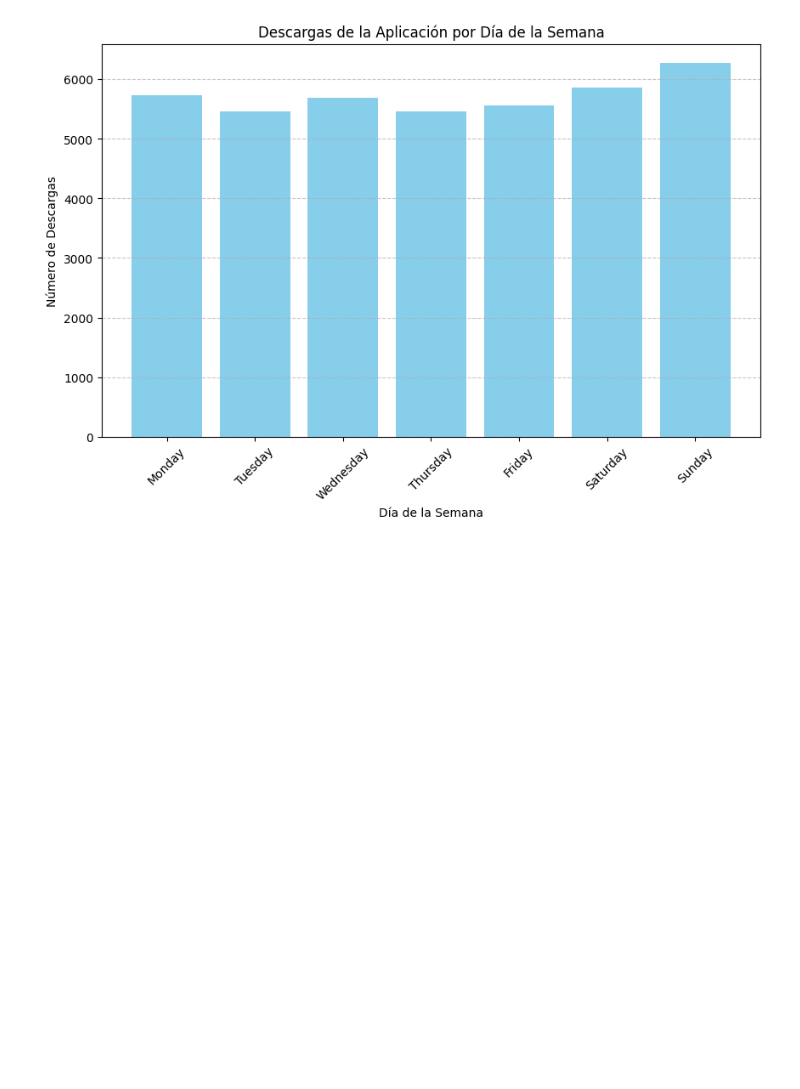
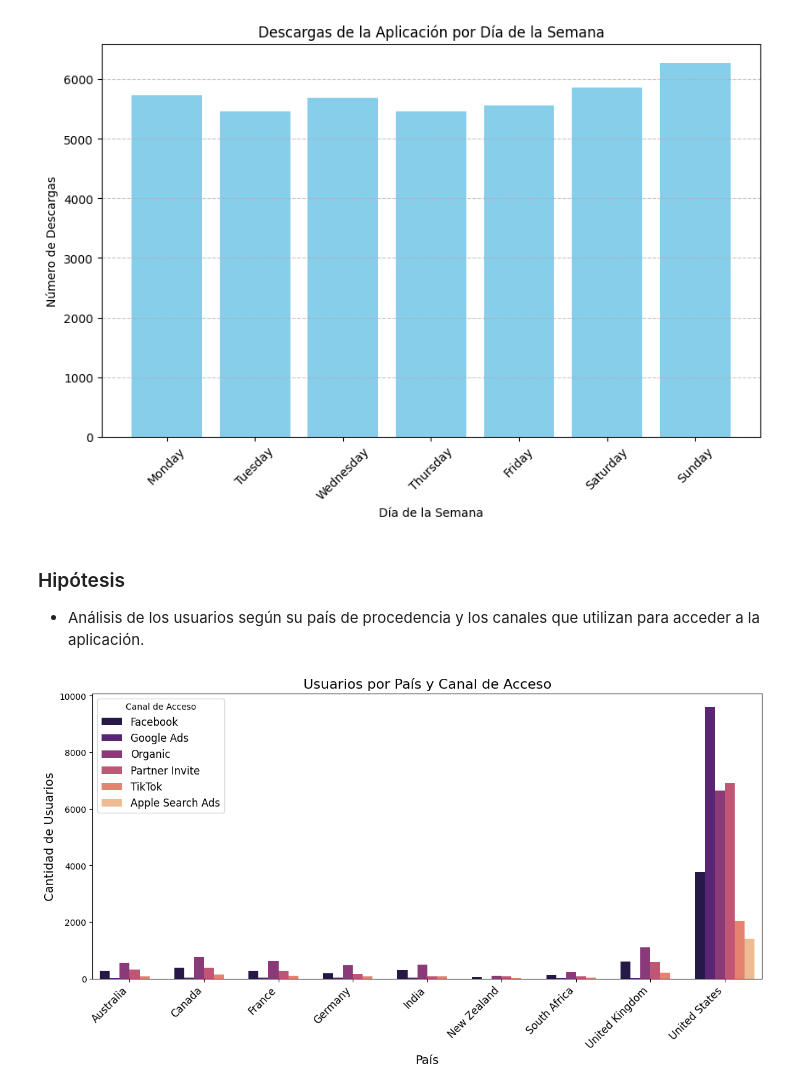
Before and after one commit to NaiSaratxaga/EDA_user-conversion-analysis, a Jupyter notebook: Notebooks/EDA_user_conversion_analysis.ipynb, the cells around one changed output. Cells and saved outputs as stored; diff of their text form; code cells hidden in the pictures; blank space fills up the shorter version.

```diff
--- a/Notebooks/EDA_user_conversion_analysis.ipynb
+++ b/Notebooks/EDA_user_conversion_analysis.ipynb
@@ -220,3 +391,28 @@ plt.grid(axis='y', linestyle='--', alpha=0.7)
 plt.show()
 # %% [output]
 [figure]
+# %% [markdown]
+### Hipótesis
+- Análisis de los usuarios según su país de procedencia y los canales que utilizan para acceder a la aplicación.
+# %%
+# Filtrar por pais y canal de distribución
+
+
+# Agrupar datos: Número de usuarios por país y canal
+usuarios_por_pais_canal = df.groupby(["COUNTRY", "ATTRIBUTION CHANNEL"]).size().reset_index(name="COUNT")
+
+# Gráfico de barras agrupado
+plt.figure(figsize=(14,6))
+sns.barplot(x="COUNTRY", y="COUNT", hue="ATTRIBUTION CHANNEL", data=usuarios_por_pais_canal, palette="magma")
+
+# Ajustes del gráfico
+plt.xticks(rotation=45, ha="right", fontsize=12)
+plt.ylabel("Cantidad de Usuarios", fontsize=14)
+plt.xlabel("País", fontsize=14)
+plt.title("Usuarios por País y Canal de Acceso", fontsize=16)
+plt.legend(title="Canal de Acceso", fontsize=12)
+
+# Mostrar gráfico
+plt.show()
+# %% [output]
+[figure, added]
```
Also changed, not shown: parts of 12 cells of this notebook, 1 other file.
